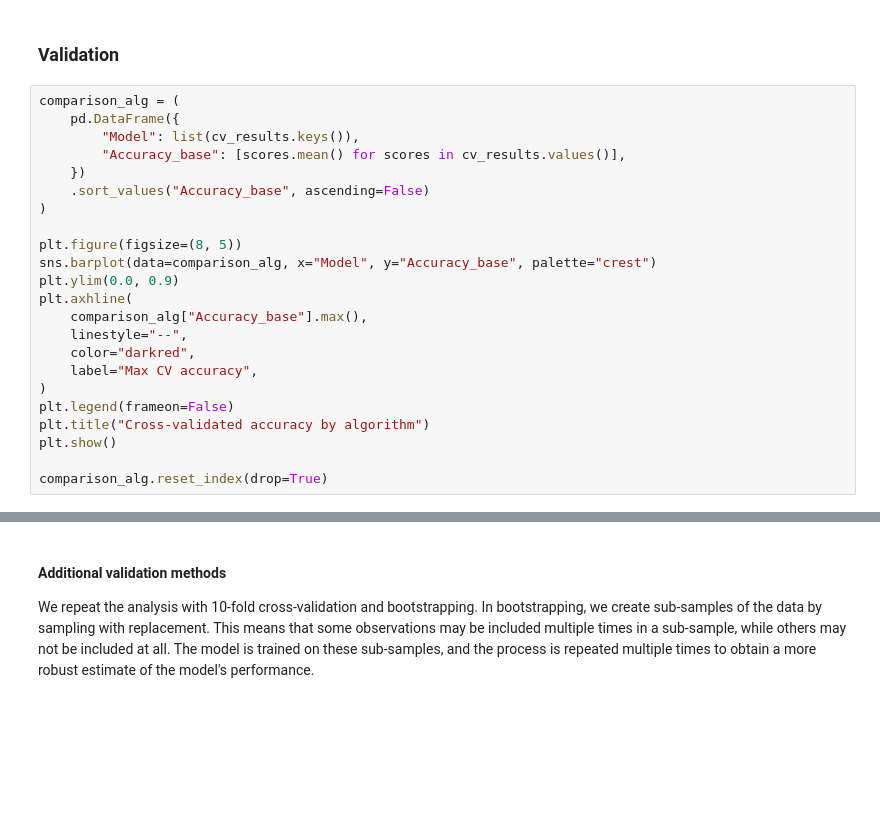
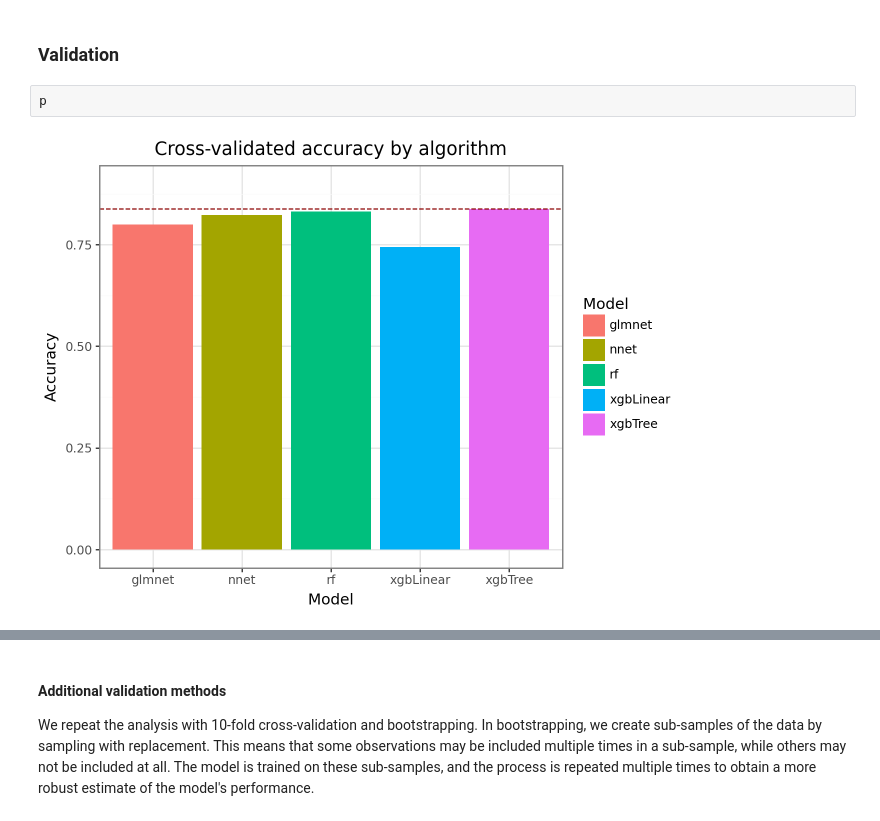
Before and after one commit to ha-pu/data_course, a Jupyter notebook: 4-machine_learning.ipynb, the cells around one changed output, grey strips where cells are left out. Drawn from its saved outputs; the diff is of its cells as text; blank space fills up the shorter version.

```diff
--- a/4-machine_learning.ipynb
+++ b/4-machine_learning.ipynb
@@ -441,25 +423,6 @@ plt.show()
 # %% [markdown]
 ### Validation
-# %%
-comparison_alg = (
-    pd.DataFrame({
-        "Model": list(cv_results.keys()),
-        "Accuracy_base": [scores.mean() for scores in cv_results.values()],
-    })
-    .sort_values("Accuracy_base", ascending=False)
-)
-
-plt.figure(figsize=(8, 5))
-sns.barplot(data=comparison_alg, x="Model", y="Accuracy_base", palette="crest")
-plt.ylim(0.0, 0.9)
-plt.axhline(
-    comparison_alg["Accuracy_base"].max(),
-    linestyle="--",
-    color="darkred",
-    label="Max CV accuracy",
-)
-plt.legend(frameon=False)
-plt.title("Cross-validated accuracy by algorithm")
-plt.show()
-
-comparison_alg.reset_index(drop=True)
+# %%
+p
+# %% [output]
+[figure, added]
```
Also changed, not shown: parts of 38 cells of this notebook.
